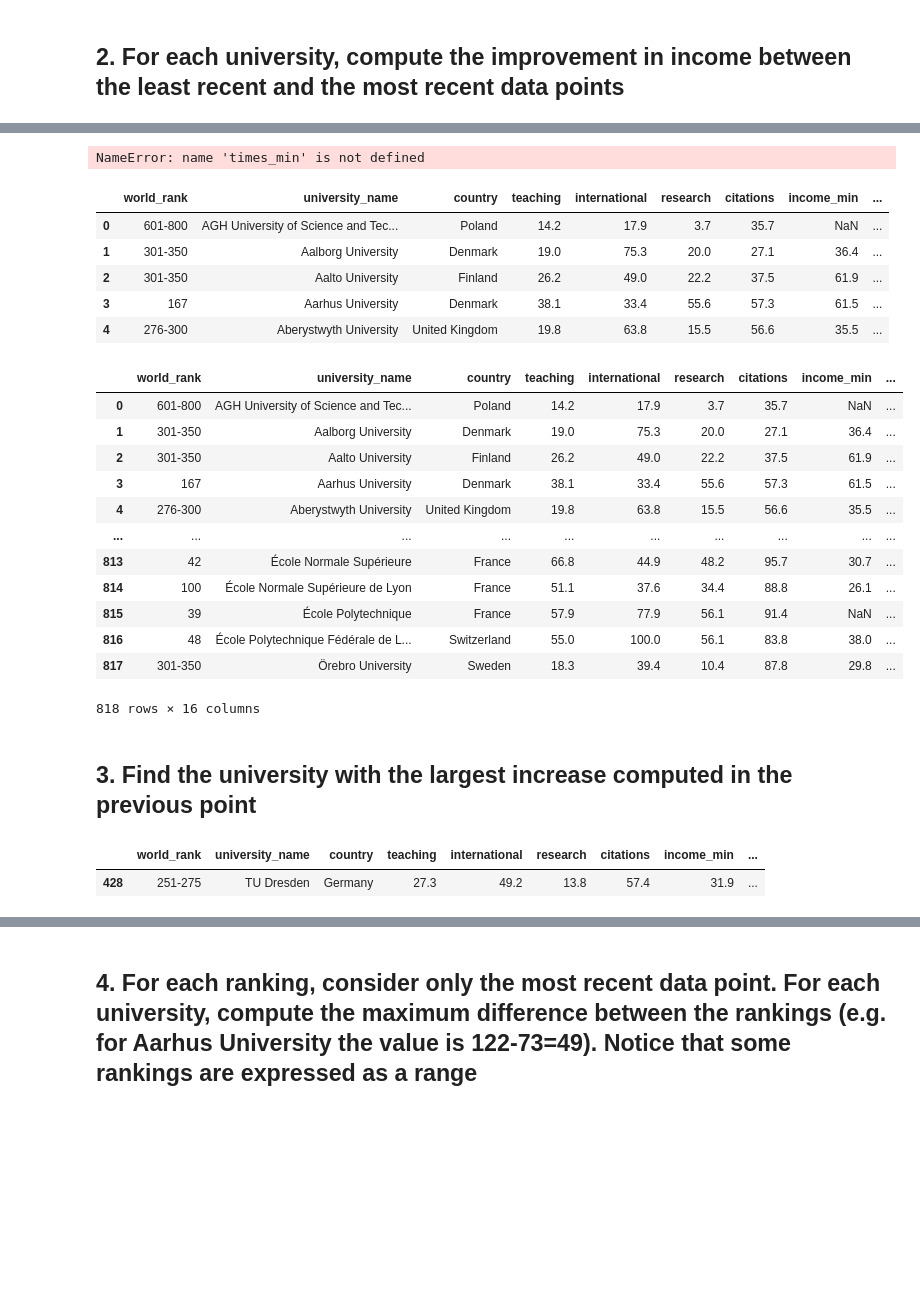
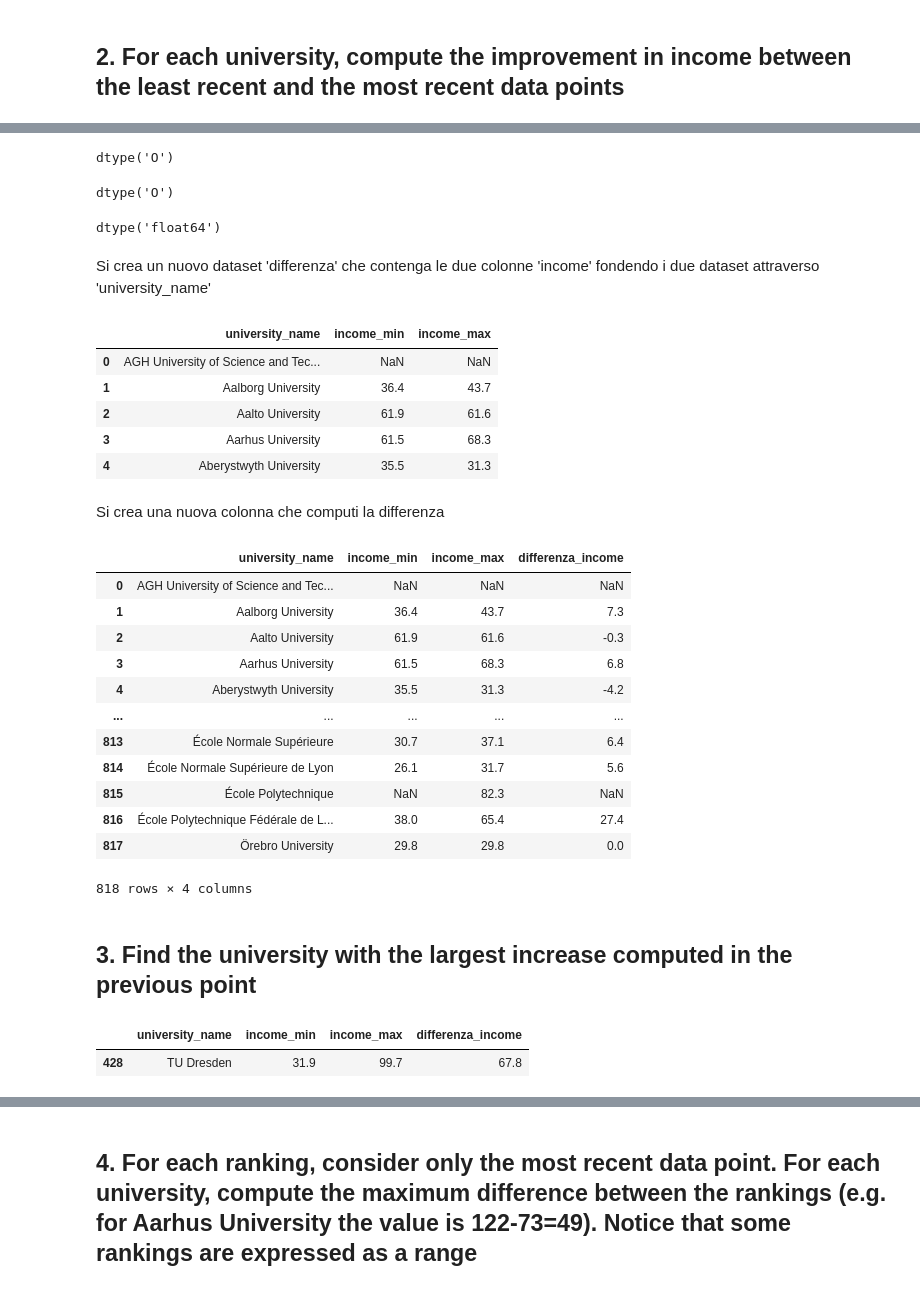
Before and after one commit to MartaLaFranca/progetto-CS, a Jupyter notebook: Progetto.ipynb, the cells around one changed output, grey strips where cells are left out. Drawn from its saved outputs; the diff is of its cells as text; code cells hidden in the pictures; blank space fills up the shorter version.

```diff
--- a/Progetto.ipynb
+++ b/Progetto.ipynb
@@ -60,2 +112,6 @@ times.head()
+# %%
+times['country']=times['country'].str.replace('Unted Kingdom', 'United Kingdom')
+# %%
+times['country']=times['country'].str.replace('Unisted States of America','United States of America')
 # %% [markdown]
 ## 1. For each university, extract from the times dataset the most recent and the least recent data, obtaining two separate dataframes
@@ -98,39 +160,53 @@ times_max
+# %%
+times_max.dtypes['income']
+# %% [output]
+dtype('O')
+# %%
+times_min.dtypes['income']
+# %% [output]
+dtype('O')
 # %%
 times_max['income']=pd.to_numeric(times_max['income'],errors='coerce')
 times_min['income']=pd.to_numeric(times_min['income'],errors='coerce')
-# %% [output]
-NameError: name 'times_min' is not defined
+# %%
+times_max.dtypes['income']
+# %% [output]
+dtype('float64')
+# %% [markdown]
+Si crea un nuovo dataset 'differenza' che contenga le due colonne 'income' fondendo i due dataset attraverso 'university_name'
 # %%
-differenza=pd.merge(times_min,times_max[['university_name','income']],on='university_name', how='left',suffixes=("_min","_max"))
-differenza.head()     #left join serve??
+differenza=pd.merge(times_min[['university_name','income']],times_max[['university_name','income']],on='university_name',suffixes=("_min","_max"))
+differenza.head()
 # %% [output]
-|  | world_rank | university_name | country | teaching | international | research | citations | income_min | ... |
-| 0 | 601-800 | AGH University of Science and Tec... | Poland | 14.2 | 17.9 | 3.7 | 35.7 | NaN | ... |
-| 1 | 301-350 | Aalborg University | Denmark | 19.0 | 75.3 | 20.0 | 27.1 | 36.4 | ... |
-| 2 | 301-350 | Aalto University | Finland | 26.2 | 49.0 | 22.2 | 37.5 | 61.9 | ... |
-| 3 | 167 | Aarhus University | Denmark | 38.1 | 33.4 | 55.6 | 57.3 | 61.5 | ... |
-| 4 | 276-300 | Aberystwyth University | United Kingdom | 19.8 | 63.8 | 15.5 | 56.6 | 35.5 | ... |
+|  | university_name | income_min | income_max |
+| 0 | AGH University of Science and Tec... | NaN | NaN |
+| 1 | Aalborg University | 36.4 | 43.7 |
+| 2 | Aalto University | 61.9 | 61.6 |
+| 3 | Aarhus University | 61.5 | 68.3 |
+| 4 | Aberystwyth University | 35.5 | 31.3 |
+# %% [markdown]
+Si crea una nuova colonna che computi la differenza
 # %%
 differenza['differenza_income']=differenza['income_max']-differenza['income_min']
 differenza
 # %% [output]
-|  | world_rank | university_name | country | teaching | international | research | citations | income_min | ... |
-| 0 | 601-800 | AGH University of Science and Tec... | Poland | 14.2 | 17.9 | 3.7 | 35.7 | NaN | ... |
-| 1 | 301-350 | Aalborg University | Denmark | 19.0 | 75.3 | 20.0 | 27.1 | 36.4 | ... |
-| 2 | 301-350 | Aalto University | Finland | 26.2 | 49.0 | 22.2 | 37.5 | 61.9 | ... |
-| 3 | 167 | Aarhus University | Denmark | 38.1 | 33.4 | 55.6 | 57.3 | 61.5 | ... |
-| 4 | 276-300 | Aberystwyth University | United Kingdom | 19.8 | 63.8 | 15.5 | 56.6 | 35.5 | ... |
-| ... | ... | ... | ... | ... | ... | ... | ... | ... | ... |
-| 813 | 42 | École Normale Supérieure | France | 66.8 | 44.9 | 48.2 | 95.7 | 30.7 | ... |
-| 814 | 100 | École Normale Supérieure de Lyon | France | 51.1 | 37.6 | 34.4 | 88.8 | 26.1 | ... |
-| 815 | 39 | École Polytechnique | France | 57.9 | 77.9 | 56.1 | 91.4 | NaN | ... |
-| 816 | 48 | École Polytechnique Fédérale de L... | Switzerland | 55.0 | 100.0 | 56.1 | 83.8 | 38.0 | ... |
-| 817 | 301-350 | Örebro University | Sweden | 18.3 | 39.4 | 10.4 | 87.8 | 29.8 | ... |
+|  | university_name | income_min | income_max | differenza_income |
+| 0 | AGH University of Science and Tec... | NaN | NaN | NaN |
+| 1 | Aalborg University | 36.4 | 43.7 | 7.3 |
+| 2 | Aalto University | 61.9 | 61.6 | -0.3 |
+| 3 | Aarhus University | 61.5 | 68.3 | 6.8 |
+| 4 | Aberystwyth University | 35.5 | 31.3 | -4.2 |
+| ... | ... | ... | ... | ... |
+| 813 | École Normale Supérieure | 30.7 | 37.1 | 6.4 |
+| 814 | École Normale Supérieure de Lyon | 26.1 | 31.7 | 5.6 |
+| 815 | École Polytechnique | NaN | 82.3 | NaN |
+| 816 | École Polytechnique Fédérale de L... | 38.0 | 65.4 | 27.4 |
+| 817 | Örebro University | 29.8 | 29.8 | 0.0 |
-818 rows × 16 columns
+818 rows × 4 columns
 # %% [markdown]
 ## 3. Find the university with the largest increase computed in the previous point
 # %%
 differenza[differenza["differenza_income"]>=differenza["differenza_income"].max()]
 # %% [output]
-|  | world_rank | university_name | country | teaching | international | research | citations | income_min | ... |
-| 428 | 251-275 | TU Dresden | Germany | 27.3 | 49.2 | 13.8 | 57.4 | 31.9 | ... |
+|  | university_name | income_min | income_max | differenza_income |
+| 428 | TU Dresden | 31.9 | 99.7 | 67.8 |
```
Also changed, not shown: parts of 135 cells of this notebook.
